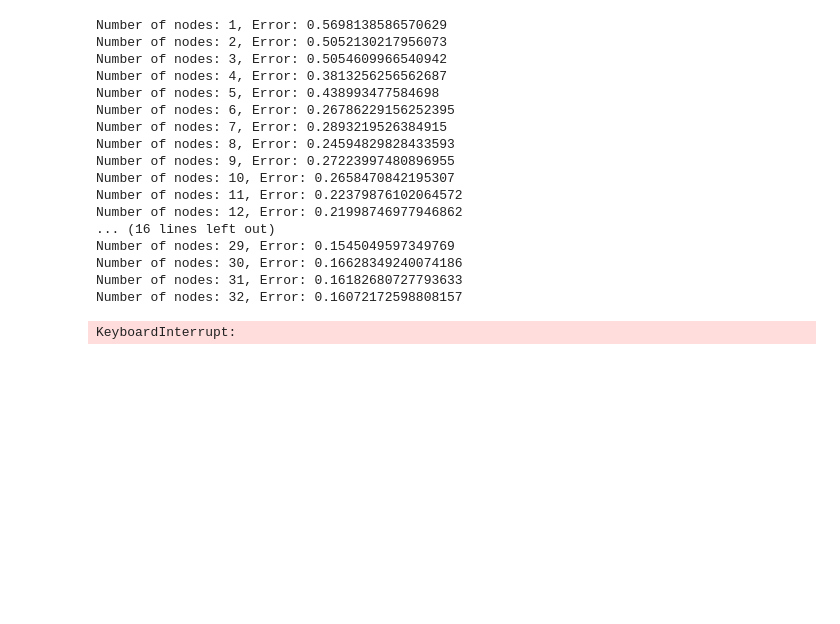
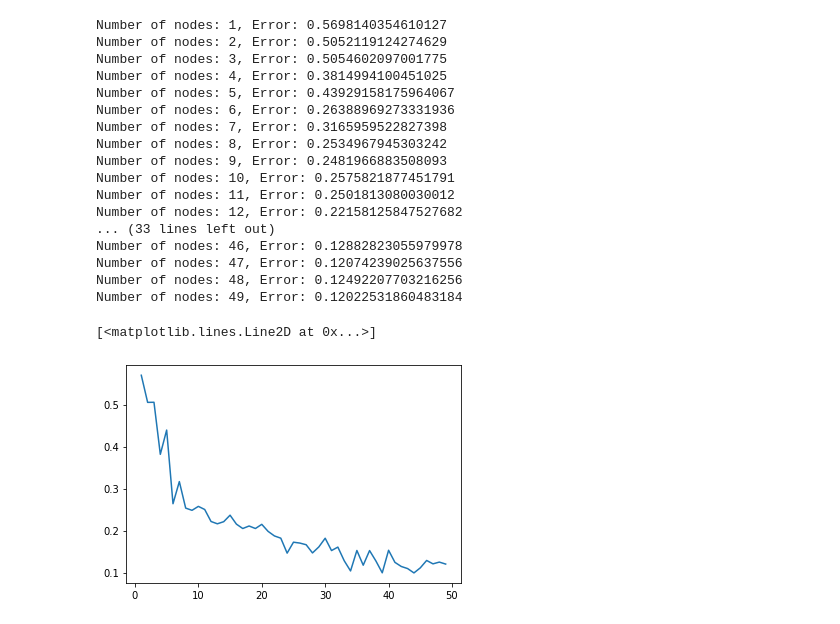
Before and after one commit to mattiasgullstrand/ANN_lab1, a Jupyter notebook: assignment_2_q.3.2.ipynb, the cells around one changed output. Cells and saved outputs as stored; diff of their text form; code cells hidden in the pictures; blank space fills up the shorter version.

```diff
--- a/assignment_2_q.3.2.ipynb
+++ b/assignment_2_q.3.2.ipynb
@@ -18,31 +18,32 @@ f_test = sin_2(X_test)
 # %%
 dim_list = list(range(1, 50))
 errors = []
 for H_dim in dim_list:
-    rbf_net = RBF_Net(X_train, f_train.T, H_dim, weight_learn = 'delta')
+    rbf_net = RBF_Net(X_train, f_train.T, H_dim, weight_learn = 'delta', CL = False)
     rbf_net.epochs = 100
     rbf_net.train()
     f_approx = rbf_net.predict(X_test).flatten()
     test_error = np.mean(np.abs(f_approx - f_test))
     errors.append(test_error)
     print("Number of nodes: {}, Error: {}".format(H_dim, test_error))
 plt.plot(dim_list, errors)
 # %% [output]
-Number of nodes: 1, Error: 0.5698138586570629
-Number of nodes: 2, Error: 0.5052130217956073
-Number of nodes: 3, Error: 0.5054609966540942
-Number of nodes: 4, Error: 0.3813256256562687
-Number of nodes: 5, Error: 0.438993477584698
-Number of nodes: 6, Error: 0.26786229156252395
-Number of nodes: 7, Error: 0.2893219526384915
-Number of nodes: 8, Error: 0.24594829828433593
-Number of nodes: 9, Error: 0.27223997480896955
-Number of nodes: 10, Error: 0.2658470842195307
-Number of nodes: 11, Error: 0.22379876102064572
-Number of nodes: 12, Error: 0.21998746977946862
-... (16 lines left out)
-Number of nodes: 29, Error: 0.1545049597349769
-Number of nodes: 30, Error: 0.16628349240074186
-Number of nodes: 31, Error: 0.16182680727793633
-Number of nodes: 32, Error: 0.16072172598808157
+Number of nodes: 1, Error: 0.5698140354610127
+Number of nodes: 2, Error: 0.5052119124274629
+Number of nodes: 3, Error: 0.5054602097001775
+Number of nodes: 4, Error: 0.3814994100451025
+Number of nodes: 5, Error: 0.43929158175964067
+Number of nodes: 6, Error: 0.26388969273331936
+Number of nodes: 7, Error: 0.3165959522827398
+Number of nodes: 8, Error: 0.2534967945303242
+Number of nodes: 9, Error: 0.2481966883508093
+Number of nodes: 10, Error: 0.2575821877451791
+Number of nodes: 11, Error: 0.2501813080030012
+Number of nodes: 12, Error: 0.22158125847527682
+... (33 lines left out)
+Number of nodes: 46, Error: 0.12882823055979978
+Number of nodes: 47, Error: 0.12074239025637556
+Number of nodes: 48, Error: 0.12492207703216256
+Number of nodes: 49, Error: 0.12022531860483184
-KeyboardInterrupt:
+[<matplotlib.lines.Line2D at 0x...>]
+[figure, added]
```
Also changed, not shown: parts of 3 cells of this notebook, 1 other file.
